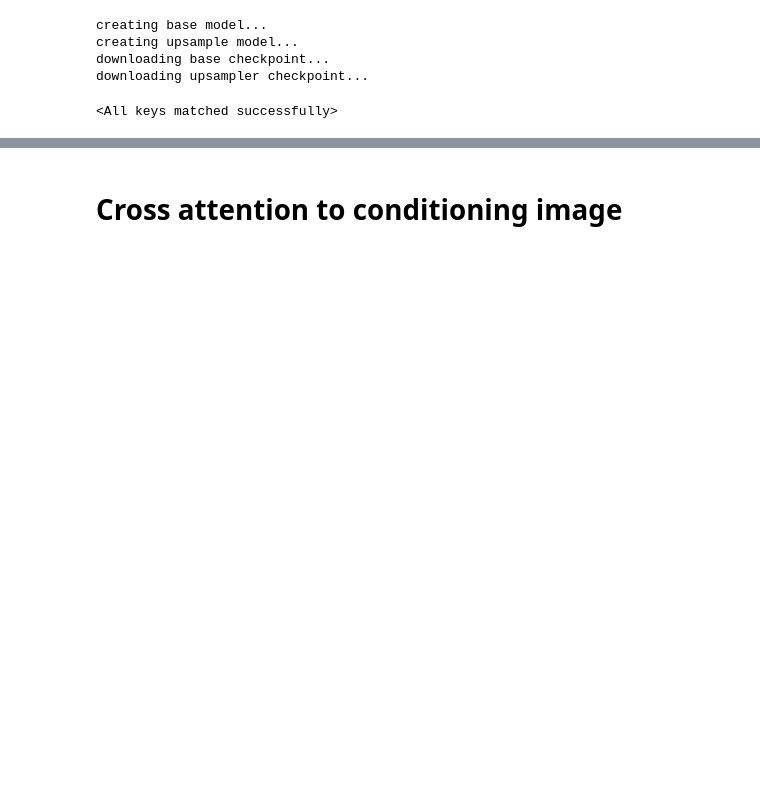
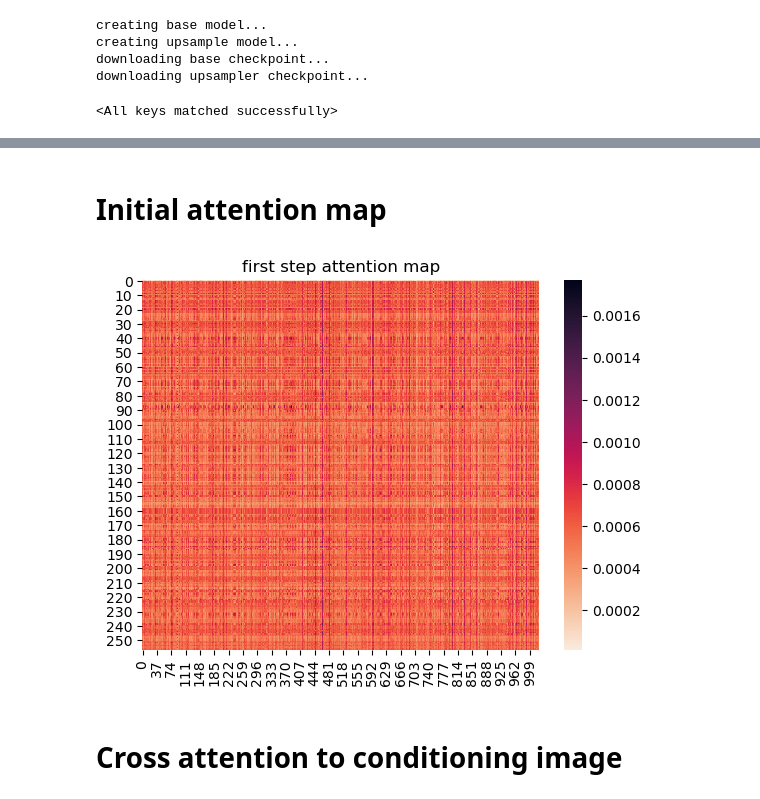
Before and after one commit to Bromosama/point_e_team10, a Jupyter notebook: point_e/examples/image2pointcloud-vO.ipynb, the cells around one changed output, grey strips where cells are left out. Saved outputs shown, nothing was run; the diff lists cells and outputs as text; code cells hidden in the pictures; blank space fills up the shorter version.

```diff
--- a/point_e/examples/image2pointcloud-vO.ipynb
+++ b/point_e/examples/image2pointcloud-vO.ipynb
@@ -94,4 +153,13 @@ breakpoints = [0, 10, 20, 30, 40, 50, 60, -1]
 time = [0, 1, 2, 3, 4, 5, 6, 7]
+# %% [markdown]
+# Initial attention map
+# %%
+_, cross_atn, attn, samples = sample_from_model(breakpoints)
+ax = sns.heatmap(cross_atn, cmap = 'rocket_r')
+plt.title('first step attention map')
+plt.show()
+# %% [output]
+[figure, added]
 # %% [markdown]
 # Cross attention to conditioning image
 # %%
```
Also changed, not shown: parts of 8 cells of this notebook.
